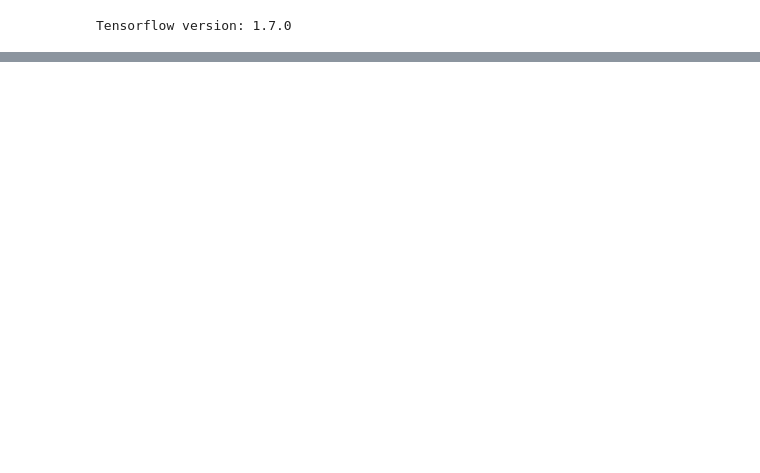
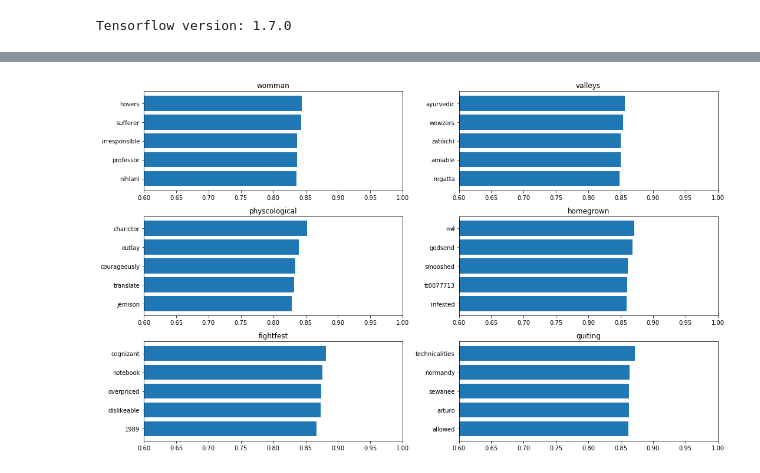
Before and after one commit to rizvi-kth/python-cronicals, a Jupyter notebook: ML/halfrnn/notebooks/IMDB_LSTM_2.ipynb, the cells around one changed output, grey strips where cells are left out. Cells and saved outputs as stored; diff of their text form; code cells hidden in the pictures; blank space fills up the shorter version.

```diff
--- a/ML/halfrnn/notebooks/IMDB_LSTM_2.ipynb
+++ b/ML/halfrnn/notebooks/IMDB_LSTM_2.ipynb
@@ -102,0 +100,9 @@ array([0., 1., 2., 3., 6., 7., 8., 9.])
+# %%
+
+train_x = input_seq_normalized
+train_y = output_y
+
+print('Sample Train Input: ')
+print(train_x[0:1])
+print('Sample Train Output: ')
+print(train_y[0:1])
@@ -102,0 +182,5 @@ array([0., 1., 2., 3., 6., 7., 8., 9.])
+# %%
+emb_layer = deep_model.get_layer('embedding_1')
+(w,) = emb_layer.get_weights()
+# w = np.array(emb_layer.get_weights())
+w.shape
@@ -106,0 +242,3 @@ output.shape
+# %%
+embedding_size = w.shape[1]
+kv = WordEmbeddingsKeyedVectors(embedding_size)
@@ -106,0 +315,2 @@ output.shape
+# %%
+kv.add(list(t.word_index.keys()), w[list(t.word_index.values())])
@@ -106,0 +330,28 @@ output.shape
+# %%
+import textwrap
+from matplotlib import pyplot as plt
+movies = ['womman', 'valleys', 'physcological', 'homegrown',
+          'fightfest', 'quiting']
+
+def plot_most_similar(movie, ax, topn=5):
+    sim = kv.most_similar(movie, topn=topn)[::-1]
+    y = np.arange(len(sim))
+    w = [t[1] for t in sim]
+    ax.barh(y, w)
+    left = min(.6, min(w))
+    ax.set_xlim(right=1.0, left=left)
+    # Split long titles over multiple lines
+    labels = [textwrap.fill(t[0] , width=24)
+              for t in sim]
+    ax.set_yticks(y)
+    ax.set_yticklabels(labels)
+    ax.set_title(movie)
+
+fig, axes = plt.subplots(3, 2, figsize=(15, 9))
+
+for movie, ax in zip(movies, axes.flatten()):
+    plot_most_similar(movie, ax)
+
+fig.tight_layout()
+# %% [output]
+[figure, added]
```
Also changed, not shown: parts of 31 cells of this notebook, 11 other files.
